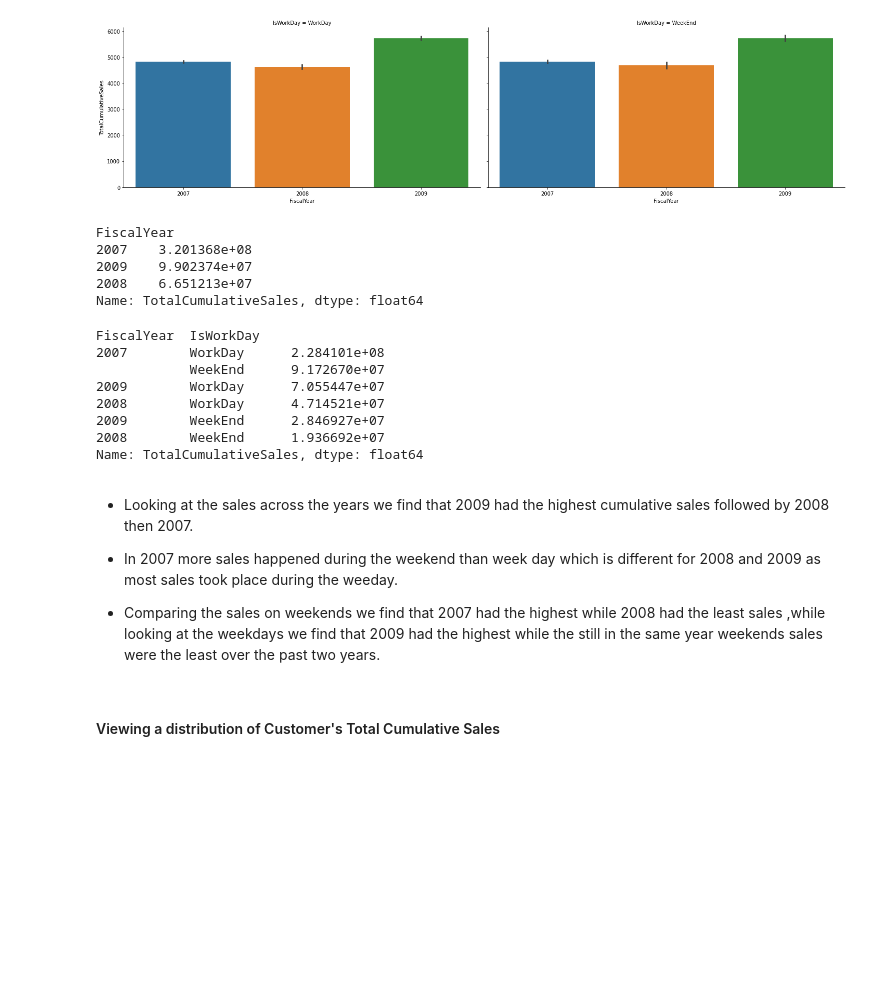
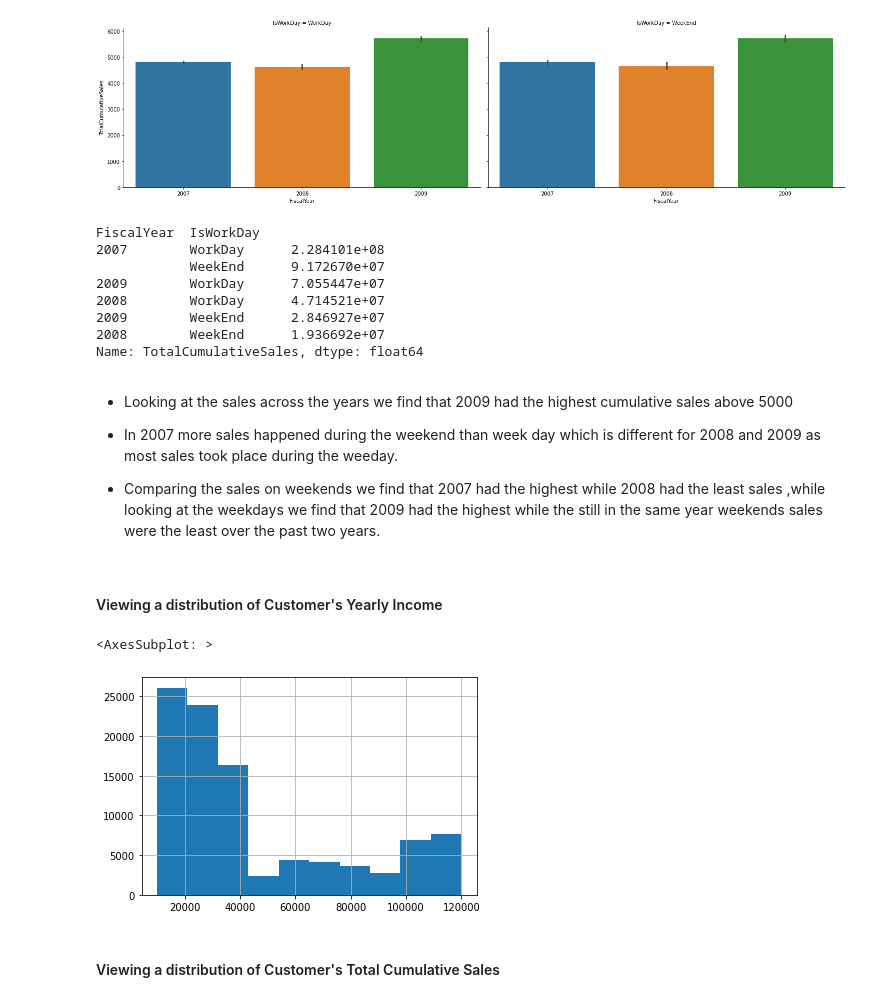
Before and after one commit to edwinmbugua/Contoso-Retail-Sales-Analysis, a Jupyter notebook: Consoto Retail Customer Personality Analysis.ipynb, the cells around one changed output. Saved outputs shown, nothing was run; the diff lists cells and outputs as text; code cells hidden in the pictures; blank space fills up the shorter version.

Commit message:
Updated with data preprocessing and modelling
Using KMeans for clustering.

```diff
--- a/Consoto Retail Customer Personality Analysis.ipynb
+++ b/Consoto Retail Customer Personality Analysis.ipynb
@@ -261,6 +257,6 @@ Name: StateprovinceName, dtype: int64
 # %%
 #Saving cleaned dataset
-contoso_cleaned=consoto_data.to_csv('D:/DS/P Tuts/Databases/SQL/queries/ContosoRetail/Contoso_Retail_Cleaned3.csv',index=False)
+contoso_cleaned=contoso_data.to_csv('D:/DS/P Tuts/Databases/SQL/queries/ContosoRetail/Contoso_Retail_Cleaned3.csv',index=False)
 contoso_cleaned=pd.read_csv('D:/DS/P Tuts/Databases/SQL/queries/ContosoRetail/Contoso_Retail_Cleaned3.csv')
 contoso_cleaned.head()
 # %% [output]
@@ -632,14 +628,6 @@ sns.catplot(x="FiscalYear",y="TotalCumulativeSales",col="IsWorkDay",kind="bar",d
 <seaborn.axisgrid.FacetGrid at 0x...>
 <Figure size 720x360 with 0 Axes>
 [figure]
-# %%
-contoso_cleaned.groupby(['FiscalYear'])['TotalCumulativeSales'].sum().sort_values(ascending=False)
-# %% [output]
-FiscalYear
-2007    3.201368e+08
-2009    9.902374e+07
-2008    6.651213e+07
-Name: TotalCumulativeSales, dtype: float64
 # %%
 contoso_cleaned.groupby(['FiscalYear','IsWorkDay'])['TotalCumulativeSales'].sum().sort_values(ascending=False)
 # %% [output]
@@ -652,11 +640,18 @@ FiscalYear  IsWorkDay
 2008        WeekEnd      1.936692e+07
 Name: TotalCumulativeSales, dtype: float64
 # %% [markdown]
-* Looking at the sales across the years we find that 2009 had the highest cumulative sales followed by 2008 then 2007.
+* Looking at the sales across the years we find that 2009 had the highest cumulative sales above 5000
 
 * In 2007 more sales happened during the weekend than week day which is different for 2008 and 2009  as most sales took place during the weeday.
 
 * Comparing the sales on weekends we find that 2007 had the highest while 2008 had the least sales ,while looking at the weekdays we find that 2009 had the highest while the still in the same year weekends sales were the least over the past two years.
+# %% [markdown]
+#### Viewing a distribution of Customer's Yearly Income
+# %%
+contoso_cleaned['YearlyIncome'].hist()
+# %% [output]
+<AxesSubplot: >
+[figure, added]
 # %% [markdown]
 #### Viewing a distribution of  Customer's Total Cumulative Sales
 # %%
```
Also changed, not shown: parts of 55 cells of this notebook.
